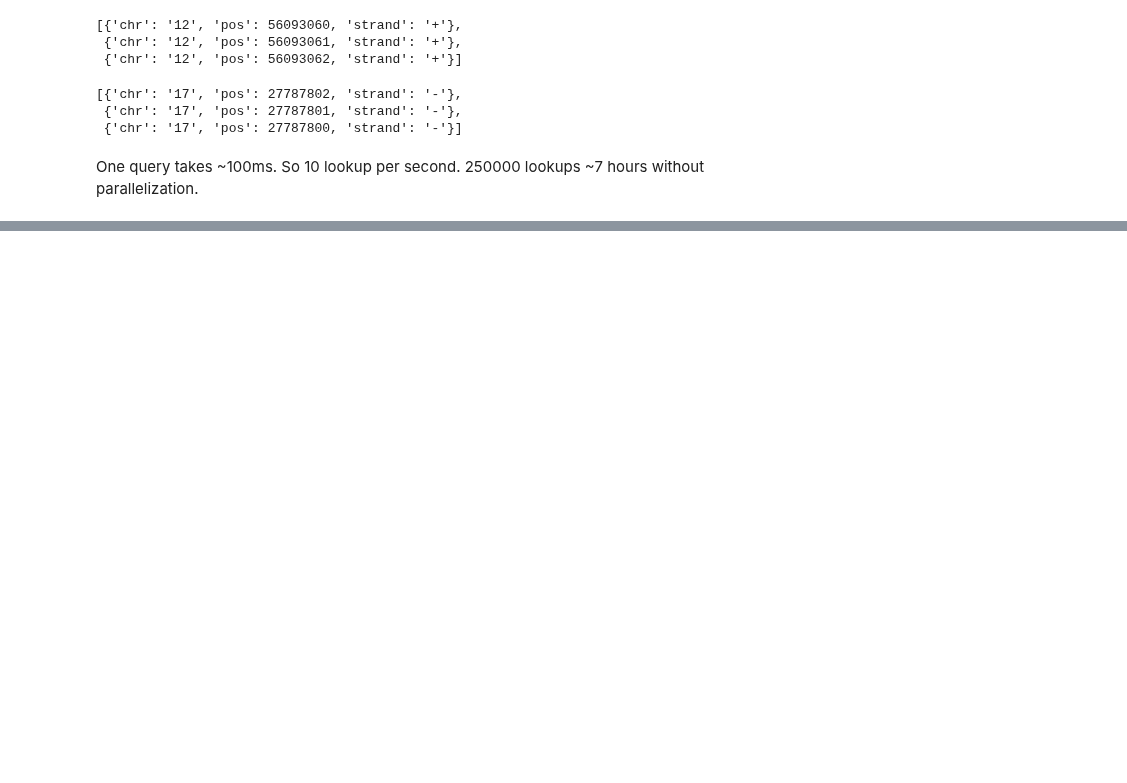
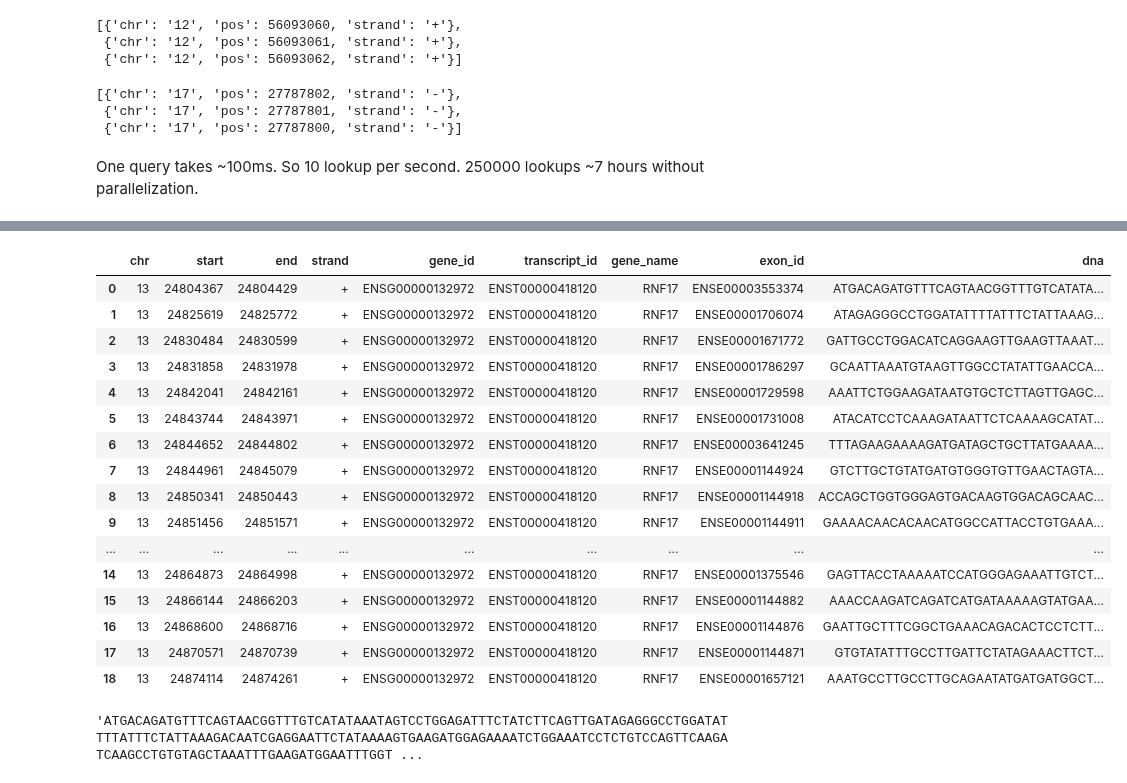
Before and after one commit to DSuveges/random_notebooks, a Jupyter notebook: 2021.05.01_drug2pdb/ResidueMapper.ipynb, the cells around one changed output, grey strips where cells are left out. Saved outputs shown, nothing was run; the diff lists cells and outputs as text; code cells hidden in the pictures; blank space fills up the shorter version.

```diff
--- a/2021.05.01_drug2pdb/ResidueMapper.ipynb
+++ b/2021.05.01_drug2pdb/ResidueMapper.ipynb
@@ -126,3 +128,9 @@ mapper.map_position(translation_id, aminoacid_position)
  {'chr': '17', 'pos': 27787800, 'strand': '-'}]
 # %% [markdown]
 One query takes ~100ms. So 10 lookup per second. 250000 lookups ~7 hours without parallelization.
+# %%
+full_gencode = mapper.full_gencode.copy()
+translation_id = 'ENSP00000327251'
+
+selected = full_gencode.query('protein_id == @translation_id')
+len(selected)
@@ -128,0 +139,17 @@ One query takes ~100ms. So 10 lookup per second. 250000 lookups ~7 hours without
+# %%
+row = selected.iloc[0]
+
+gene_id = row['gene_id']
+chromosome = row['chr']
+transcript_id = row['transcript_id']
+gene_name = row['gene_name']
+strand = row['strand']
+
+# Magic:
+positions = reduce(lambda x,y: x+y,(selected.apply(lambda row: list(range(row['start'],row['end']+1)), axis = 1)),[])
+
+# If the gene is on the negative strand we need to flip the list:
+if strand == '-':
+    positions = positions[::-1]
+
+positions
@@ -128,0 +223,14 @@ One query takes ~100ms. So 10 lookup per second. 250000 lookups ~7 hours without
+# %%
+import numpy as np
+import requests
+
+test_df = (
+    full_gencode.query('protein_id == "ENSP00000388892"')
+    .drop(['feature_length', 'protein_id'], axis=1)
+    .reset_index(drop=True)
+    .assign(
+        dna = lambda df: df.apply(lambda row: requests.get(f'https://rest.ensembl.org/sequence/region/human/{row["chr"]}:{row["start"]}..{row["end"]}:1?content-type=text/plain').text, axis=1)
+    )
+)
+
+test_df.head()
@@ -128,0 +244,24 @@ One query takes ~100ms. So 10 lookup per second. 250000 lookups ~7 hours without
+# %%
+test_df
+# %% [output]
+|  | chr | start | end | strand | gene_id | transcript_id | gene_name | exon_id | dna |
+| 0 | 13 | 24804367 | 24804429 | + | ENSG00000132972 | ENST00000418120 | RNF17 | ENSE00003553374 | ATGACAGATGTTTCAGTAACGGTTTGTCATATA... |
+| 1 | 13 | 24825619 | 24825772 | + | ENSG00000132972 | ENST00000418120 | RNF17 | ENSE00001706074 | ATAGAGGGCCTGGATATTTTATTTCTATTAAAG... |
+| 2 | 13 | 24830484 | 24830599 | + | ENSG00000132972 | ENST00000418120 | RNF17 | ENSE00001671772 | GATTGCCTGGACATCAGGAAGTTGAAGTTAAAT... |
+| 3 | 13 | 24831858 | 24831978 | + | ENSG00000132972 | ENST00000418120 | RNF17 | ENSE00001786297 | GCAATTAAATGTAAGTTGGCCTATATTGAACCA... |
+| 4 | 13 | 24842041 | 24842161 | + | ENSG00000132972 | ENST00000418120 | RNF17 | ENSE00001729598 | AAATTCTGGAAGATAATGTGCTCTTAGTTGAGC... |
+| 5 | 13 | 24843744 | 24843971 | + | ENSG00000132972 | ENST00000418120 | RNF17 | ENSE00001731008 | ATACATCCTCAAAGATAATTCTCAAAAGCATAT... |
+| 6 | 13 | 24844652 | 24844802 | + | ENSG00000132972 | ENST00000418120 | RNF17 | ENSE00003641245 | TTTAGAAGAAAAGATGATAGCTGCTTATGAAAA... |
+| 7 | 13 | 24844961 | 24845079 | + | ENSG00000132972 | ENST00000418120 | RNF17 | ENSE00001144924 | GTCTTGCTGTATGATGTGGGTGTTGAACTAGTA... |
+| 8 | 13 | 24850341 | 24850443 | + | ENSG00000132972 | ENST00000418120 | RNF17 | ENSE00001144918 | ACCAGCTGGTGGGAGTGACAAGTGGACAGCAAC... |
+| 9 | 13 | 24851456 | 24851571 | + | ENSG00000132972 | ENST00000418120 | RNF17 | ENSE00001144911 | GAAAACAACACAACATGGCCATTACCTGTGAAA... |
+| ... | ... | ... | ... | ... | ... | ... | ... | ... | ... |
+| 14 | 13 | 24864873 | 24864998 | + | ENSG00000132972 | ENST00000418120 | RNF17 | ENSE00001375546 | GAGTTACCTAAAAATCCATGGGAGAAATTGTCT... |
+| 15 | 13 | 24866144 | 24866203 | + | ENSG00000132972 | ENST00000418120 | RNF17 | ENSE00001144882 | AAACCAAGATCAGATCATGATAAAAAGTATGAA... |
+| 16 | 13 | 24868600 | 24868716 | + | ENSG00000132972 | ENST00000418120 | RNF17 | ENSE00001144876 | GAATTGCTTTCGGCTGAAACAGACACTCCTCTT... |
+| 17 | 13 | 24870571 | 24870739 | + | ENSG00000132972 | ENST00000418120 | RNF17 | ENSE00001144871 | GTGTATATTTGCCTTGATTCTATAGAAACTTCT... |
+| 18 | 13 | 24874114 | 24874261 | + | ENSG00000132972 | ENST00000418120 | RNF17 | ENSE00001657121 | AAATGCCTTGCCTTGCAGAATATGATGATGGCT... |
+# %%
+reduce(lambda x,y: x+y, test_df.dna)
+# %% [output]
+'ATGACAGATGTTTCAGTAACGGTTTGTCATATAAATAGTCCTGGAGATTTCTATCTTCAGTTGATAGAGGGCCTGGATATTTTATTTCTATTAAAGACAATCGAGGAATTCTATAAAAGTGAAGATGGAGAAAATCTGGAAATCCTCTGTCCAGTTCAAGATCAAGCCTGTGTAGCTAAATTTGAAGATGGAATTTGGT ...
```
Also changed, not shown: parts of 14 cells of this notebook, 2 other files.
